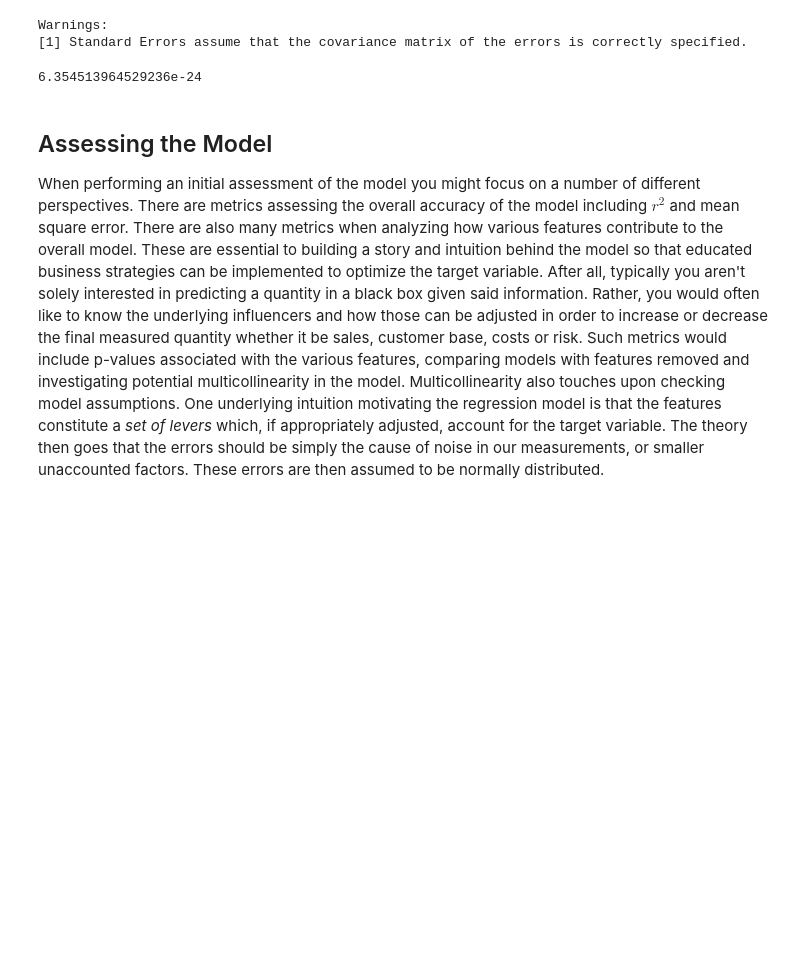
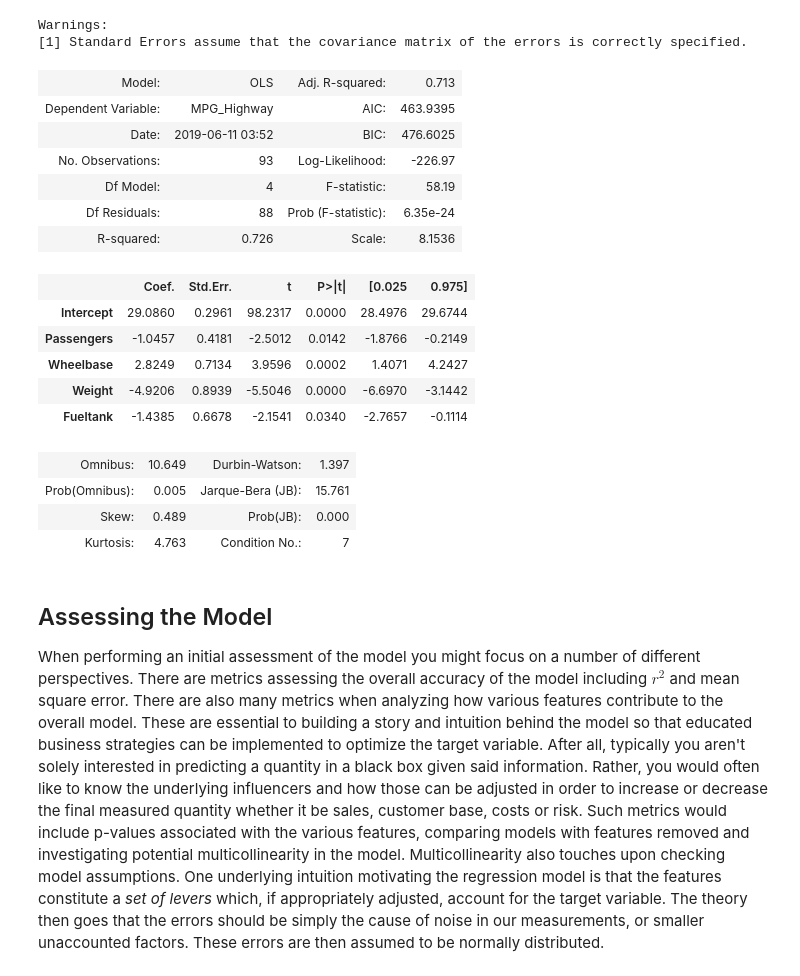
Before and after one commit to fcoba/dsc-modeling-your-data-dc-ds-career-042219, a Jupyter notebook: index.ipynb, the cells around one changed output. Drawn from its saved outputs; the diff is of its cells as text; code cells hidden in the pictures; blank space fills up the shorter version.

```diff
--- a/index.ipynb
+++ b/index.ipynb
@@ -86,9 +86,25 @@ OLS Regression Results
 Warnings:
 [1] Standard Errors assume that the covariance matrix of the errors is correctly specified.
 # %%
-model.
+model.summary2()
 # %% [output]
-6.354513964529236e-24
+| Model: | OLS | Adj. R-squared: | 0.713 |
+| Dependent Variable: | MPG_Highway | AIC: | 463.9395 |
+| Date: | 2019-06-11 03:52 | BIC: | 476.6025 |
+| No. Observations: | 93 | Log-Likelihood: | -226.97 |
+| Df Model: | 4 | F-statistic: | 58.19 |
+| Df Residuals: | 88 | Prob (F-statistic): | 6.35e-24 |
+| R-squared: | 0.726 | Scale: | 8.1536 |
+|  | Coef. | Std.Err. | t | P>|t| | [0.025 | 0.975] |
+| Intercept | 29.0860 | 0.2961 | 98.2317 | 0.0000 | 28.4976 | 29.6744 |
+| Passengers | -1.0457 | 0.4181 | -2.5012 | 0.0142 | -1.8766 | -0.2149 |
+| Wheelbase | 2.8249 | 0.7134 | 3.9596 | 0.0002 | 1.4071 | 4.2427 |
+| Weight | -4.9206 | 0.8939 | -5.5046 | 0.0000 | -6.6970 | -3.1442 |
+| Fueltank | -1.4385 | 0.6678 | -2.1541 | 0.0340 | -2.7657 | -0.1114 |
+| Omnibus: | 10.649 | Durbin-Watson: | 1.397 |
+| Prob(Omnibus): | 0.005 | Jarque-Bera (JB): | 15.761 |
+| Skew: | 0.489 | Prob(JB): | 0.000 |
+| Kurtosis: | 4.763 | Condition No.: | 7 |
 # %% [markdown]
 ## Assessing the Model
 
```
